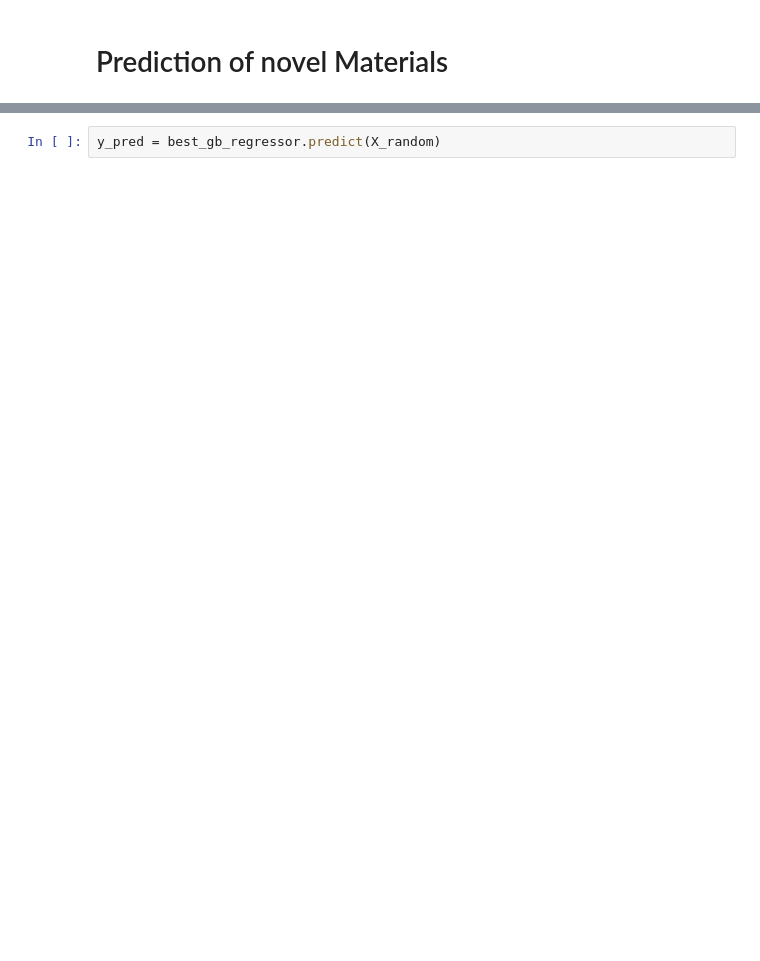
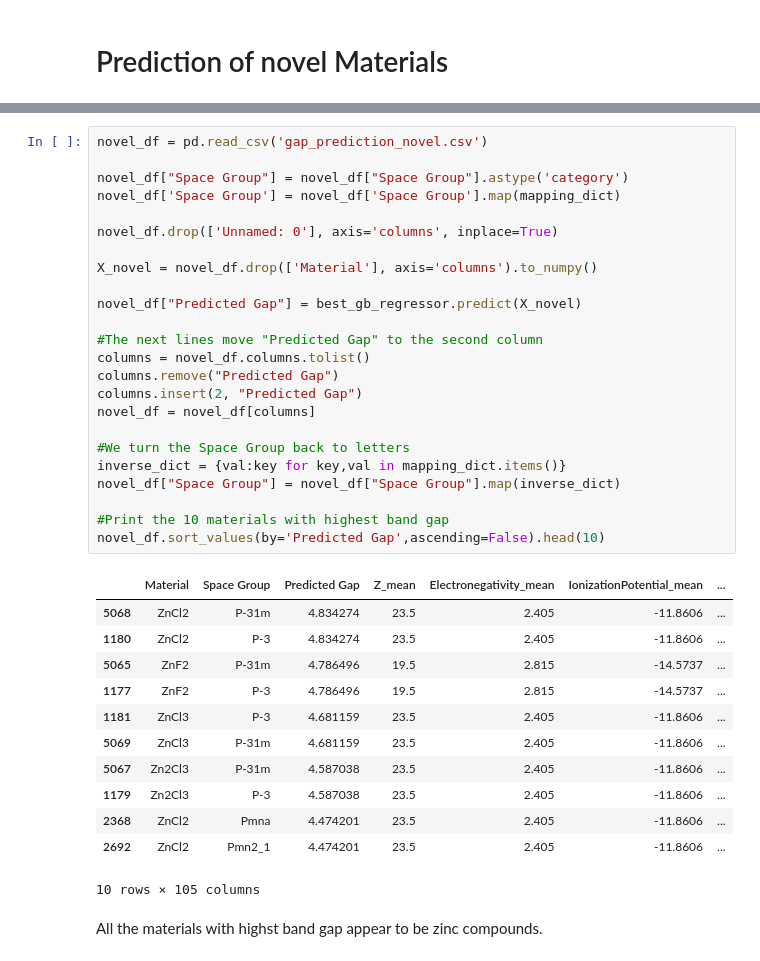
Before and after one commit to marcsgil/MLPhysics, a Jupyter notebook: 3 - Metal Insulator Classification/regression.ipynb, the cells around one changed output, grey strips where cells are left out. Drawn from its saved outputs; the diff is of its cells as text; blank space fills up the shorter version.

```diff
--- a/3 - Metal Insulator Classification/regression.ipynb
+++ b/3 - Metal Insulator Classification/regression.ipynb
@@ -238,2 +214,39 @@ random_df
-# %%
-y_pred = best_gb_regressor.predict(X_random)
+# %%
+novel_df = pd.read_csv('gap_prediction_novel.csv')
+
+novel_df["Space Group"] = novel_df["Space Group"].astype('category')
+novel_df['Space Group'] = novel_df['Space Group'].map(mapping_dict)
+
+novel_df.drop(['Unnamed: 0'], axis='columns', inplace=True)
+
+X_novel = novel_df.drop(['Material'], axis='columns').to_numpy()
+
+novel_df["Predicted Gap"] = best_gb_regressor.predict(X_novel)
+
+#The next lines move "Predicted Gap" to the second column
+columns = novel_df.columns.tolist()
+columns.remove("Predicted Gap")
+columns.insert(2, "Predicted Gap")
+novel_df = novel_df[columns]
+
+#We turn the Space Group back to letters
+inverse_dict = {val:key for key,val in mapping_dict.items()}
+novel_df["Space Group"] = novel_df["Space Group"].map(inverse_dict)
+
+#Print the 10 materials with highest band gap
+novel_df.sort_values(by='Predicted Gap',ascending=False).head(10)
+# %% [output]
+|  | Material | Space Group | Predicted Gap | Z_mean | Electronegativity_mean | IonizationPotential_mean | ... |
+| 5068 | ZnCl2 | P-31m | 4.834274 | 23.5 | 2.405 | -11.8606 | ... |
+| 1180 | ZnCl2 | P-3 | 4.834274 | 23.5 | 2.405 | -11.8606 | ... |
+| 5065 | ZnF2 | P-31m | 4.786496 | 19.5 | 2.815 | -14.5737 | ... |
+| 1177 | ZnF2 | P-3 | 4.786496 | 19.5 | 2.815 | -14.5737 | ... |
+| 1181 | ZnCl3 | P-3 | 4.681159 | 23.5 | 2.405 | -11.8606 | ... |
+| 5069 | ZnCl3 | P-31m | 4.681159 | 23.5 | 2.405 | -11.8606 | ... |
+| 5067 | Zn2Cl3 | P-31m | 4.587038 | 23.5 | 2.405 | -11.8606 | ... |
+| 1179 | Zn2Cl3 | P-3 | 4.587038 | 23.5 | 2.405 | -11.8606 | ... |
+| 2368 | ZnCl2 | Pmna | 4.474201 | 23.5 | 2.405 | -11.8606 | ... |
+| 2692 | ZnCl2 | Pmn2_1 | 4.474201 | 23.5 | 2.405 | -11.8606 | ... |
+10 rows × 105 columns
+# %% [markdown]
+All the materials with highst band gap appear to be zinc compounds.
```
Also changed, not shown: parts of 8 cells of this notebook, 3 other files.
